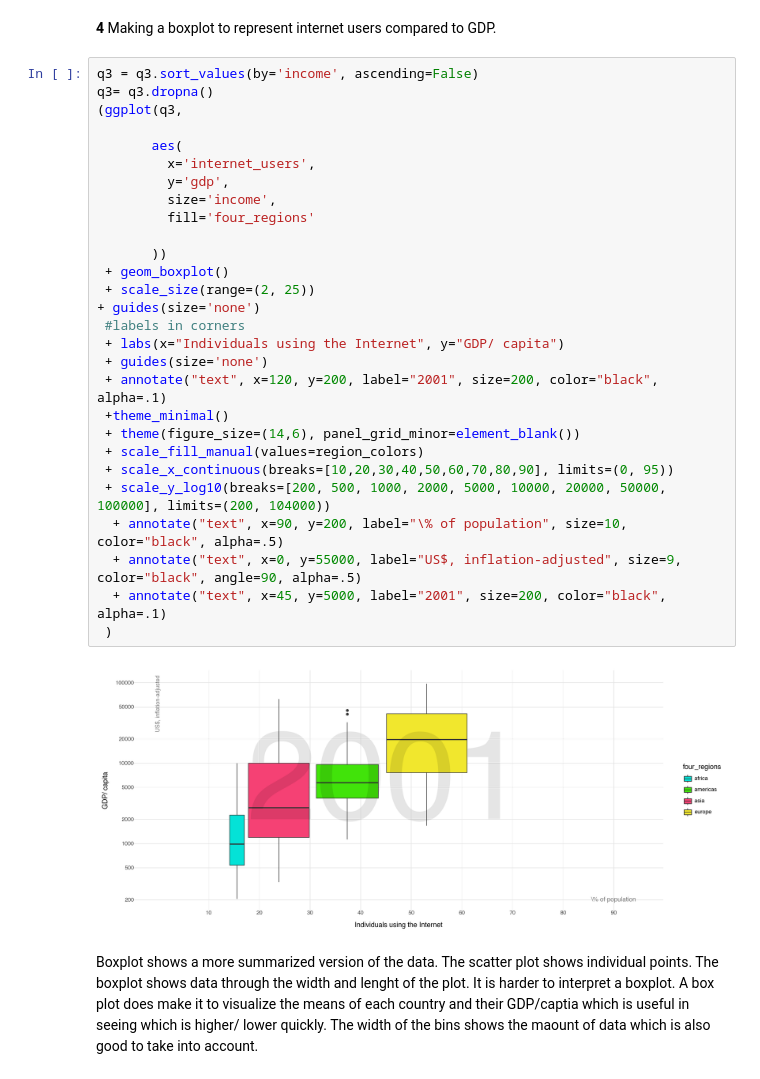
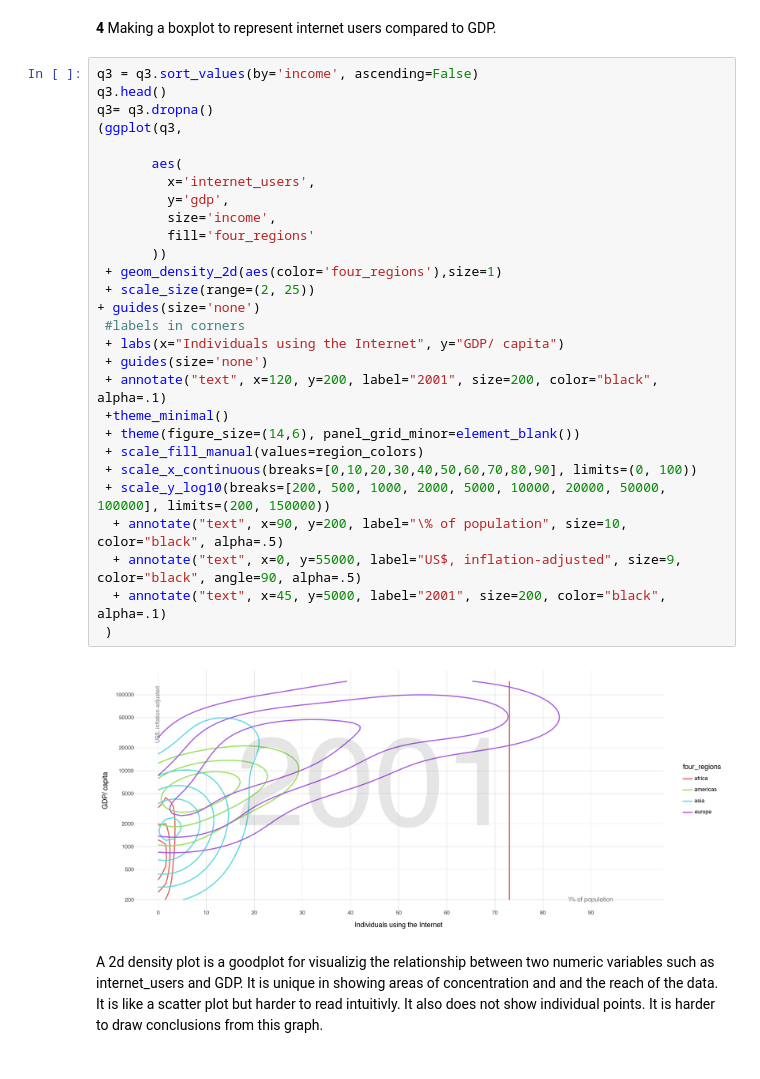
Before and after one commit to alexandragrover/GSB-544, a Jupyter notebook: Labs/Lab1/Lab1.ipynb, the cells around one changed output. Saved outputs shown, nothing was run; the diff lists cells and outputs as text.

Commit message:
Final html to be rendered. New plot. 2d

```diff
--- a/Labs/Lab1/Lab1.ipynb
+++ b/Labs/Lab1/Lab1.ipynb
@@ -216,33 +223,33 @@ dtype: object
 Making a boxplot to represent internet users compared to GDP.
 # %%
 q3 = q3.sort_values(by='income', ascending=False)
+q3.head()
 q3= q3.dropna()
 (ggplot(q3,
 
        aes(
          x='internet_users',
          y='gdp',
          size='income',
          fill='four_regions'
-
        ))
- + geom_boxplot()
+ + geom_density_2d(aes(color='four_regions'),size=1)
  + scale_size(range=(2, 25))
 + guides(size='none')
  #labels in corners
  + labs(x="Individuals using the Internet", y="GDP/ capita")
  + guides(size='none')
  + annotate("text", x=120, y=200, label="2001", size=200, color="black", alpha=.1)
  +theme_minimal()
  + theme(figure_size=(14,6), panel_grid_minor=element_blank())
  + scale_fill_manual(values=region_colors)
- + scale_x_continuous(breaks=[10,20,30,40,50,60,70,80,90], limits=(0, 95))
- + scale_y_log10(breaks=[200, 500, 1000, 2000, 5000, 10000, 20000, 50000, 100000], limits=(200, 104000))
+ + scale_x_continuous(breaks=[0,10,20,30,40,50,60,70,80,90], limits=(0, 100))
+ + scale_y_log10(breaks=[200, 500, 1000, 2000, 5000, 10000, 20000, 50000, 100000], limits=(200, 150000))
   + annotate("text", x=90, y=200, label="\% of population", size=10, color="black", alpha=.5)
   + annotate("text", x=0, y=55000, label="US$, inflation-adjusted", size=9, color="black", angle=90, alpha=.5)
   + annotate("text", x=45, y=5000, label="2001", size=200, color="black", alpha=.1)
  )
 # %% [output]
-[figure, old version]
+[figure, new version]
-# %% [markdown]
-Boxplot shows a more summarized version of the data. The scatter plot shows individual points. The boxplot shows data through the width and lenght of the plot. It is harder to interpret a boxplot. A box plot does make it to visualize the means of each country and their GDP/captia which is useful in seeing which is higher/ lower quickly. The width of the bins shows the maount of data which is also good to take into account.
+# %% [markdown]
+A 2d density plot is a goodplot for visualizig the relationship between two numeric variables such as internet_users and GDP. It is unique in showing areas of concentration and and the reach of the data. It is like a scatter plot but harder to read intuitivly. It also does not show individual points. It is harder to draw conclusions from this graph.
```
Also changed, not shown: parts of 1 cell of this notebook, 1 other file.
